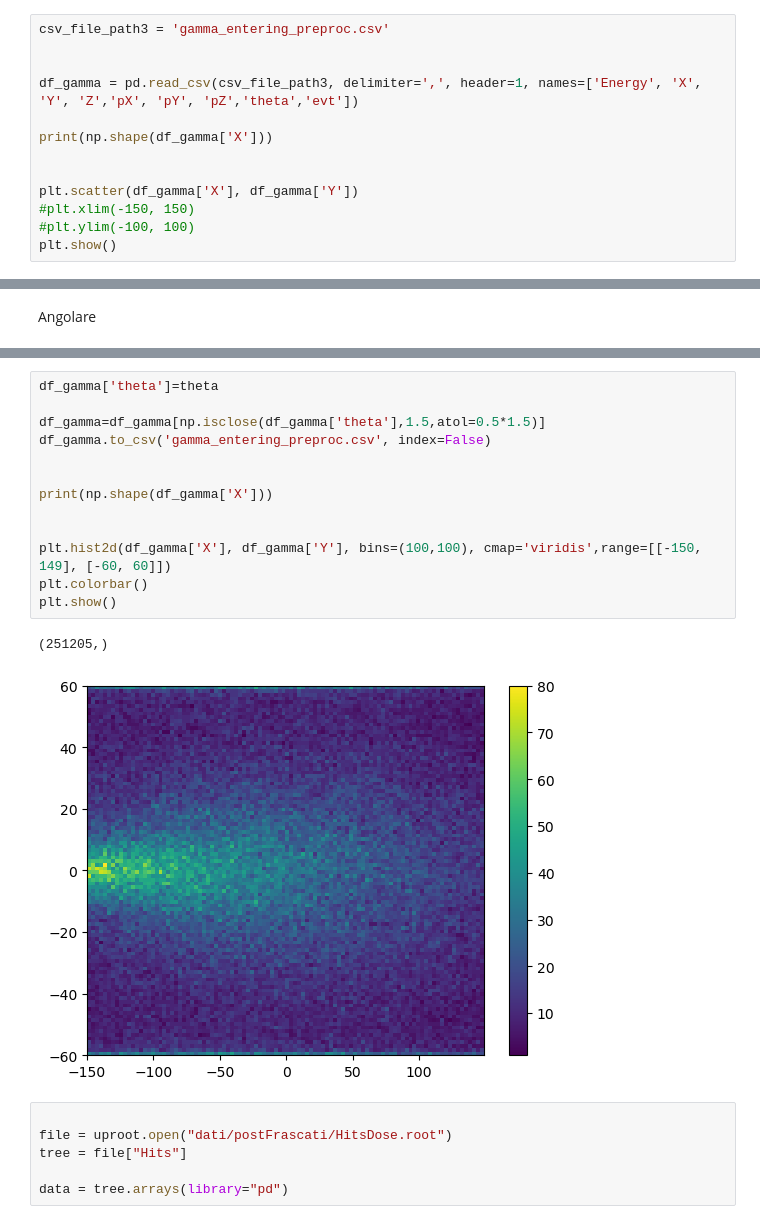
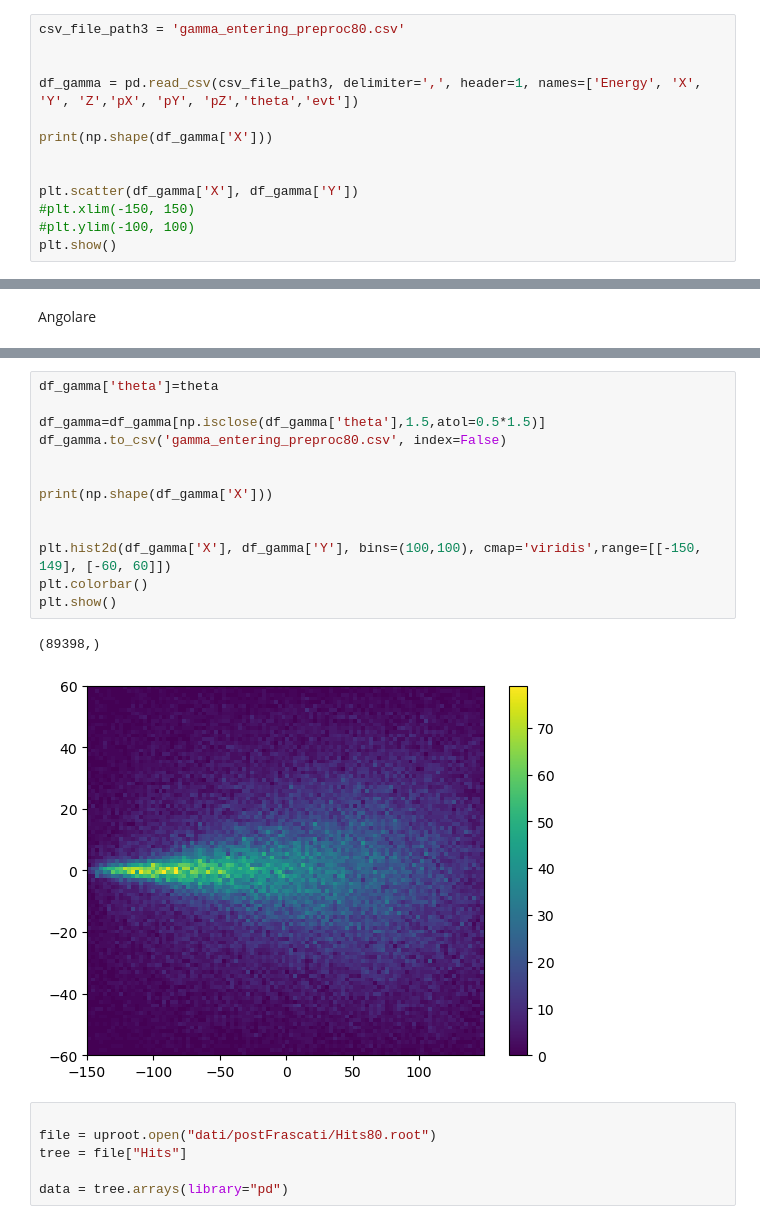
Before and after one commit to francescouni0/Online-Monitoring, a Jupyter notebook: Brem.ipynb, the cells around one changed output, grey strips where cells are left out. Drawn from its saved outputs; the diff is of its cells as text.

Commit message:
80 mev dose retrival

```diff
--- a/Brem.ipynb
+++ b/Brem.ipynb
@@ -63,7 +63,7 @@ plt.show()
 # %% [markdown]
 Demonstration
 # %%
-csv_file_path3 = 'gamma_entering_preproc.csv'
+csv_file_path3 = 'gamma_entering_preproc80.csv'
 
 
 df_gamma = pd.read_csv(csv_file_path3, delimiter=',', header=1, names=['Energy', 'X', 'Y', 'Z','pX', 'pY', 'pZ','theta','evt'])
@@ -135,22 +139,22 @@ plt.show()
 # %%
 df_gamma['theta']=theta
 
 df_gamma=df_gamma[np.isclose(df_gamma['theta'],1.5,atol=0.5*1.5)]
-df_gamma.to_csv('gamma_entering_preproc.csv', index=False)
+df_gamma.to_csv('gamma_entering_preproc80.csv', index=False)
 
 
 print(np.shape(df_gamma['X']))
 
 
 plt.hist2d(df_gamma['X'], df_gamma['Y'], bins=(100,100), cmap='viridis',range=[[-150, 149], [-60, 60]])
 plt.colorbar()
 plt.show()
 # %% [output]
-(251205,)
+(89398,)
-[figure, old version]
+[figure, new version]
 # %%
 
-file = uproot.open("dati/postFrascati/HitsDose.root")
+file = uproot.open("dati/postFrascati/Hits80.root")
 tree = file["Hits"]
 
 data = tree.arrays(library="pd")
```
Also changed, not shown: parts of 8 cells of this notebook, 3 other files.
